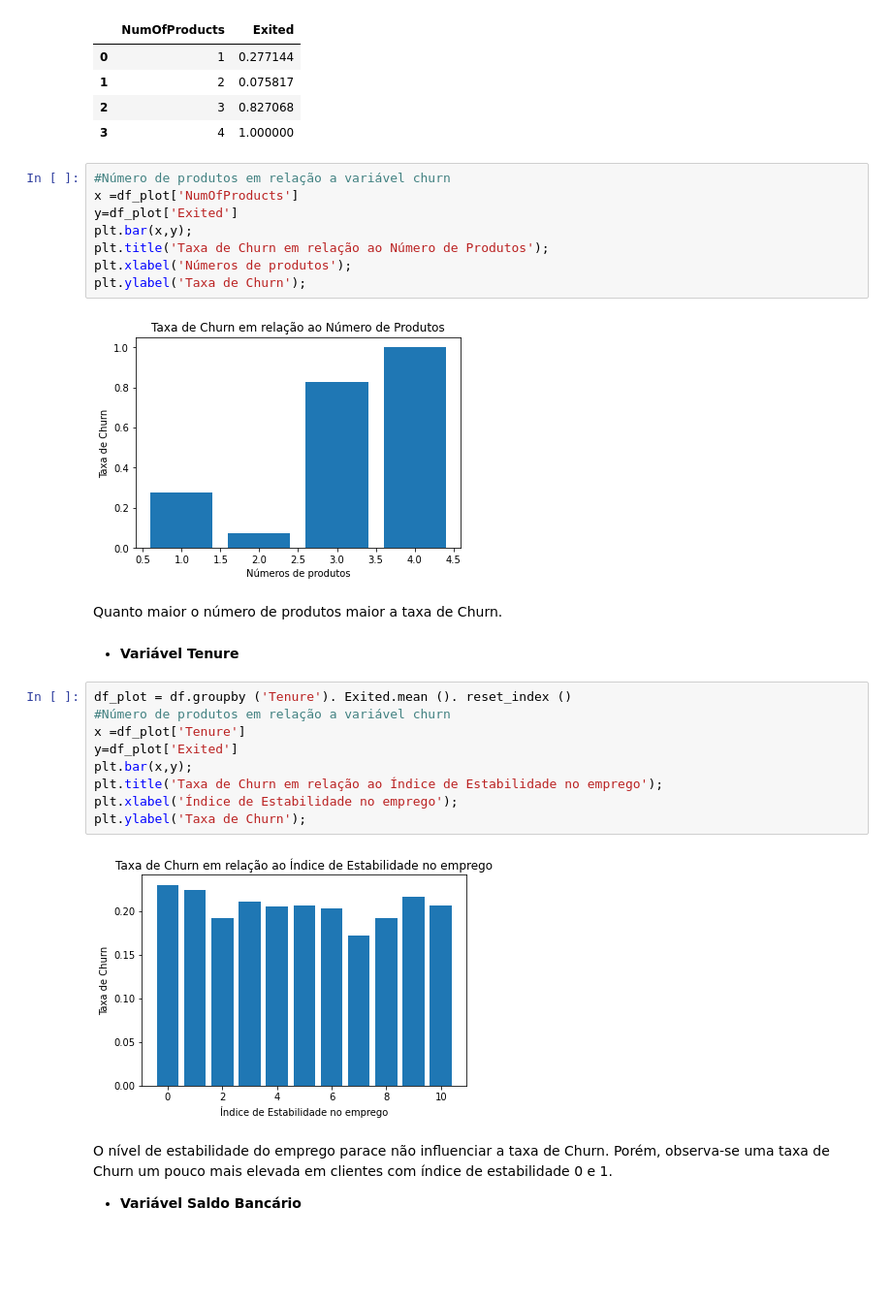
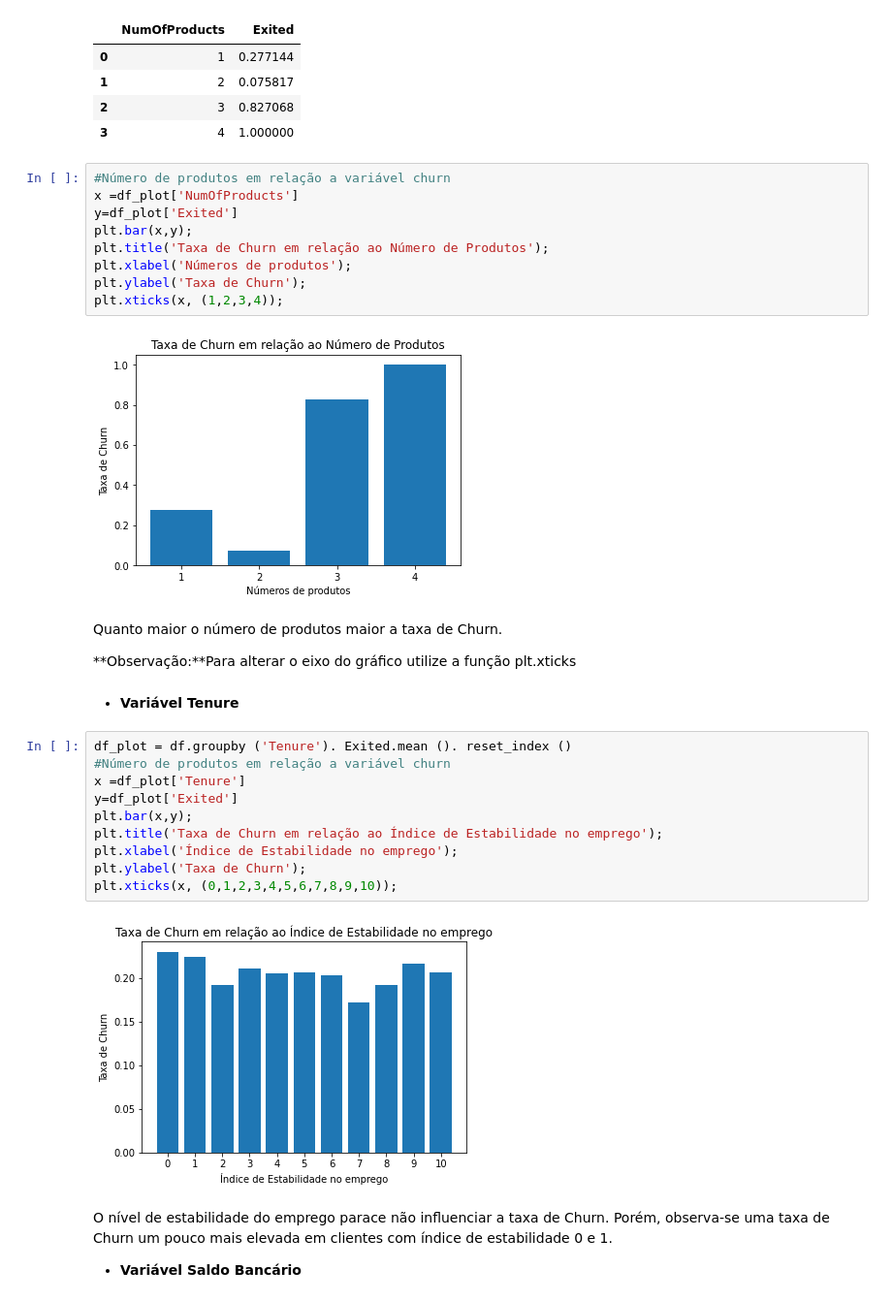
Before and after one commit to scudilio/Churn_model, a Jupyter notebook: Parte_II_Churn_artigo.ipynb, the cells around one changed output. Shown: that part at 97% size. Cells and saved outputs as stored; diff of their text form; blank space fills up the shorter version.

```diff
--- a/Parte_II_Churn_artigo.ipynb
+++ b/Parte_II_Churn_artigo.ipynb
@@ -360,15 +366,18 @@ df_plot
 # %%
 #Número de produtos em relação a variável churn
 x =df_plot['NumOfProducts']
 y=df_plot['Exited']
 plt.bar(x,y);
 plt.title('Taxa de Churn em relação ao Número de Produtos');
 plt.xlabel('Números de produtos');
 plt.ylabel('Taxa de Churn');
+plt.xticks(x, (1,2,3,4));
 # %% [output]
-[figure, old version]
+[figure, new version]
 # %% [markdown]
 Quanto maior o número de produtos maior a taxa de Churn.
+
+**Observação:**Para alterar o eixo do gráfico utilize a função plt.xticks
 # %% [markdown]
 * **Variável Tenure**
 # %%
@@ -380,8 +389,9 @@ plt.bar(x,y);
 plt.title('Taxa de Churn em relação ao Índice de Estabilidade no emprego');
 plt.xlabel('Índice de Estabilidade no emprego');
 plt.ylabel('Taxa de Churn');
+plt.xticks(x, (0,1,2,3,4,5,6,7,8,9,10));
 # %% [output]
-[figure, old version]
+[figure, new version]
 # %% [markdown]
 O nível de estabilidade do emprego parace não influenciar a taxa de Churn. Porém, observa-se uma taxa de Churn um pouco mais elevada em clientes com índice de estabilidade 0 e 1.
 
```
Also changed, not shown: parts of 6 cells of this notebook.
